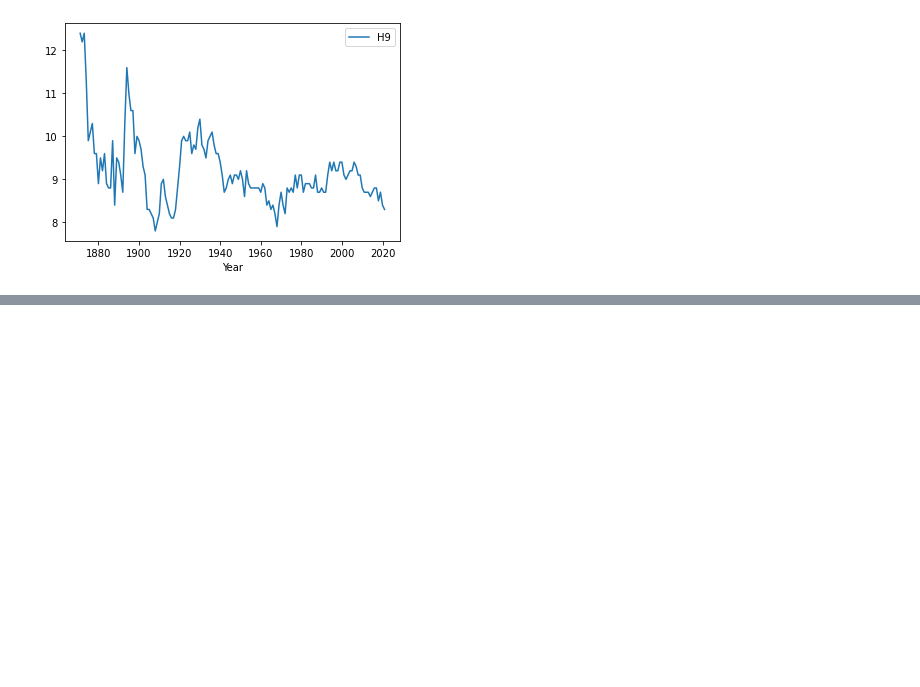
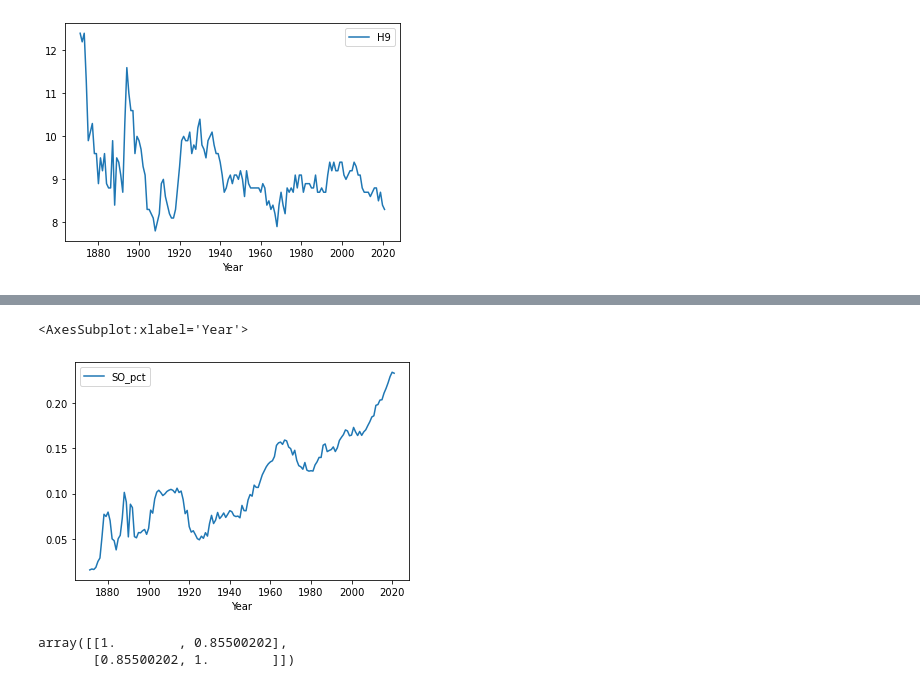
Before and after one commit to gcdean38/MSM_python, a Jupyter notebook: mutv/DDD0909.ipynb, the cells around one changed output, grey strips where cells are left out. Cells and saved outputs as stored; diff of their text form; code cells hidden in the pictures; blank space fills up the shorter version.

```diff
--- a/mutv/DDD0909.ipynb
+++ b/mutv/DDD0909.ipynb
@@ -99,0 +181,11 @@ yxy_pitching.plot.line(x="Year",y="H9")
+# %%
+yxy_batting.plot.line(x="Year",y=['SO_pct'])
+# %% [output]
+<AxesSubplot:xlabel='Year'>
+[figure, added]
+# %%
+r = np.corrcoef(yxy_batting['SO_pct'], yxy_batting['HR_pct'])
+r
+# %% [output]
+array([[1.        , 0.85500202],
+       [0.85500202, 1.        ]])
```
Also changed, not shown: parts of 22 cells of this notebook.
